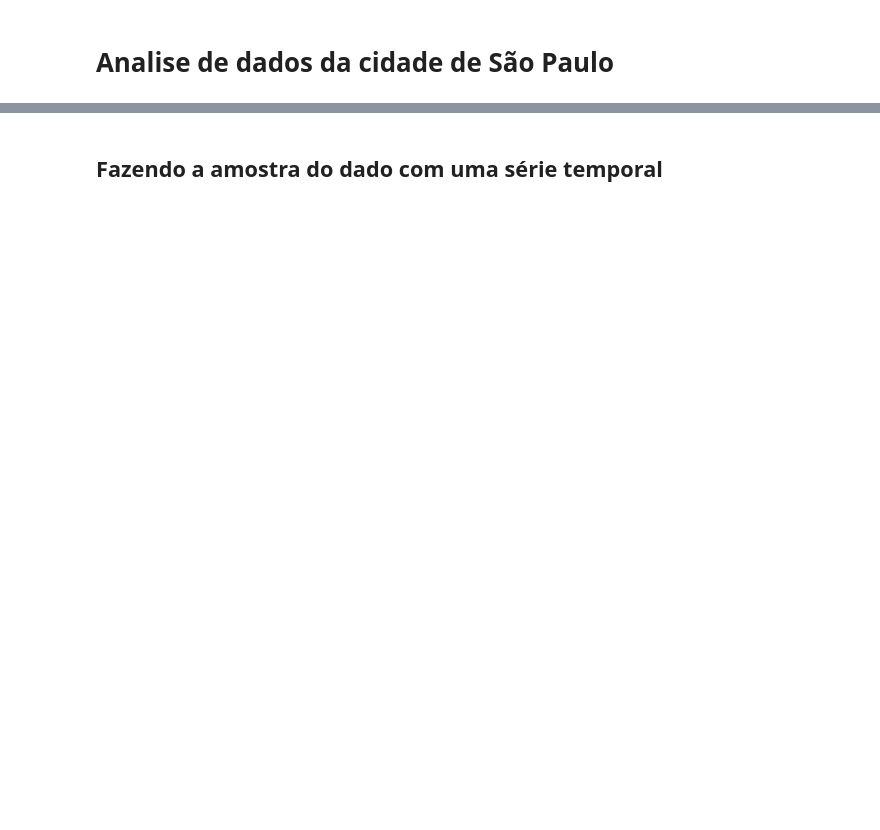
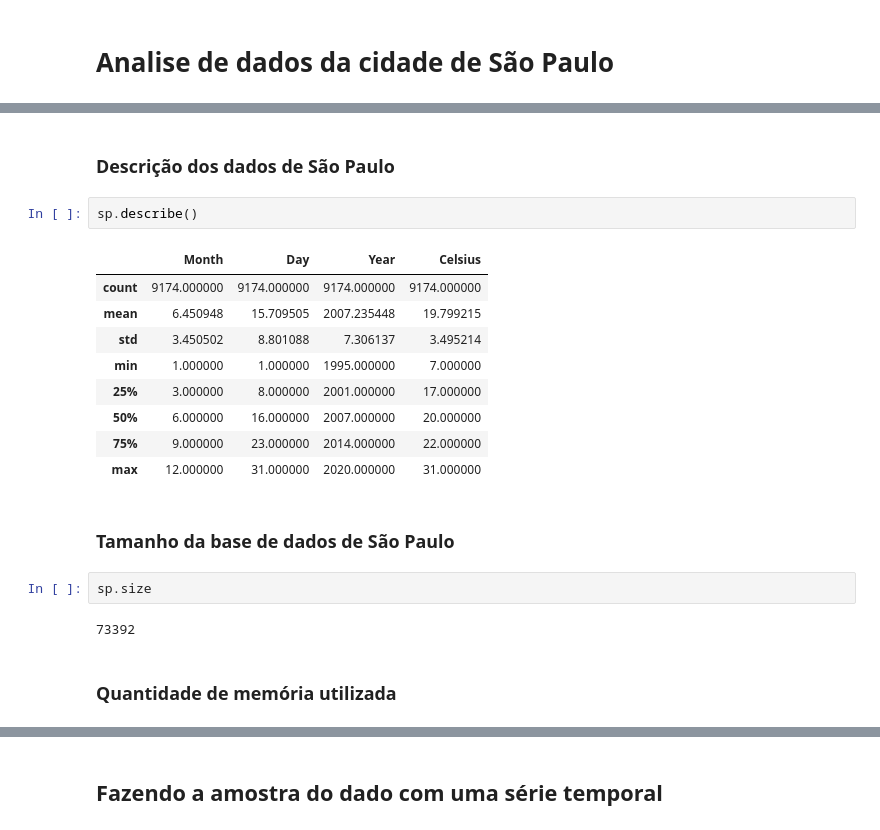
Before and after one commit to RodrigoEGC/infnet-bloco-iot-projeto-de-bloco, a Jupyter notebook: Code/DataPrep/DataPrep_SP.ipynb, the cells around one changed output, grey strips where cells are left out. Saved outputs shown, nothing was run; the diff lists cells and outputs as text; blank space fills up the shorter version.

```diff
--- a/Code/DataPrep/DataPrep_SP.ipynb
+++ b/Code/DataPrep/DataPrep_SP.ipynb
@@ -42,0 +138,22 @@ SP = SP.drop(columns=['AvgTemperature'])
+# %% [markdown]
+### Descrição dos dados de São Paulo
+# %%
+sp.describe()
+# %% [output]
+|  | Month | Day | Year | Celsius |
+| count | 9174.000000 | 9174.000000 | 9174.000000 | 9174.000000 |
+| mean | 6.450948 | 15.709505 | 2007.235448 | 19.799215 |
+| std | 3.450502 | 8.801088 | 7.306137 | 3.495214 |
+| min | 1.000000 | 1.000000 | 1995.000000 | 7.000000 |
+| 25% | 3.000000 | 8.000000 | 2001.000000 | 17.000000 |
+| 50% | 6.000000 | 16.000000 | 2007.000000 | 20.000000 |
+| 75% | 9.000000 | 23.000000 | 2014.000000 | 22.000000 |
+| max | 12.000000 | 31.000000 | 2020.000000 | 31.000000 |
+# %% [markdown]
+### Tamanho da base de dados de São Paulo
+# %%
+sp.size
+# %% [output]
+73392
+# %% [markdown]
+### Quantidade de memória utilizada
```
Also changed, not shown: parts of 32 cells of this notebook.
